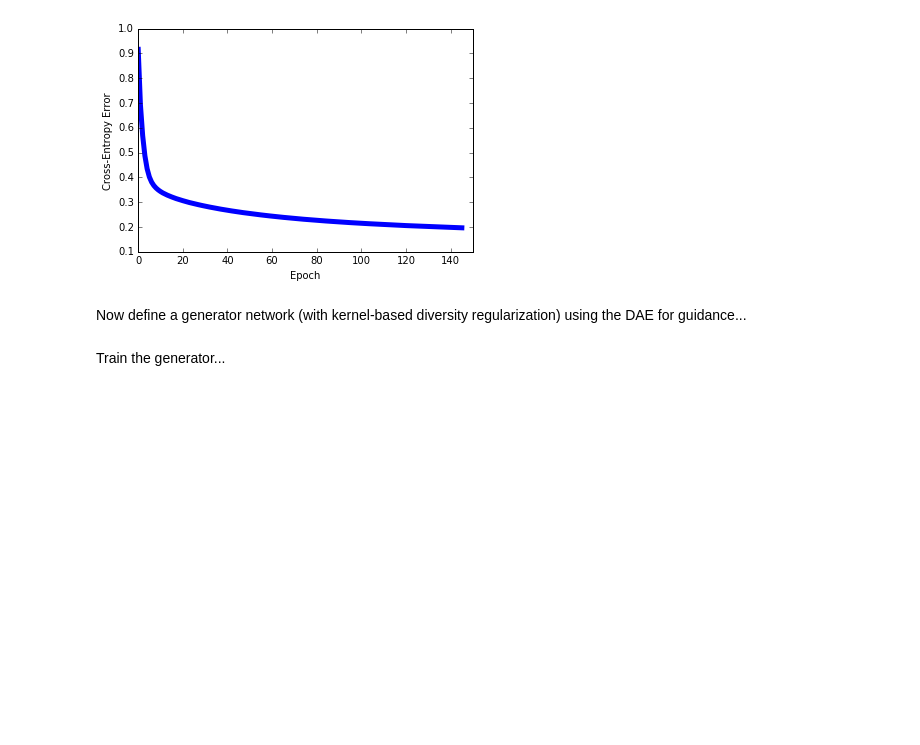
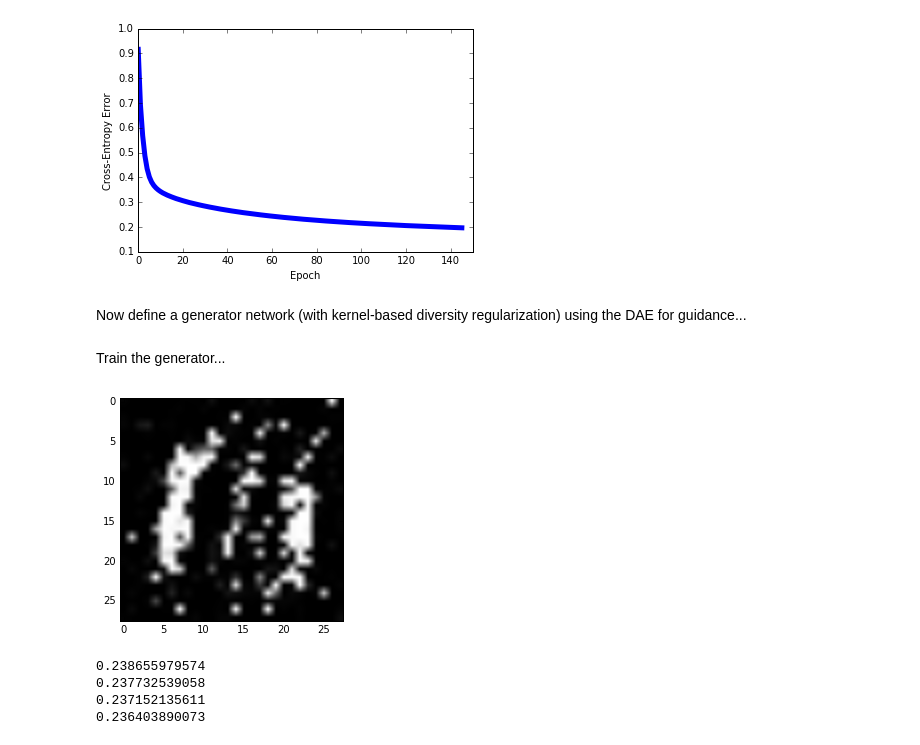
Before and after one commit to dongzhangfan/GAN, a Jupyter notebook: notebook_simulations/GAN Sandbox.ipynb, the cells around one changed output. Cells and saved outputs as stored; diff of their text form; code cells hidden in the pictures; blank space fills up the shorter version.

Commit message:
works but samples aren't good

```diff
--- a/notebook_simulations/GAN Sandbox.ipynb
+++ b/notebook_simulations/GAN Sandbox.ipynb
@@ -414,7 +414,7 @@ with tf.Session() as session:
 Now define a generator network (with kernel-based diversity regularization) using the DAE for guidance...
 # %%
 hidden_size = 500
-learning_rate = .00000000001
+learning_rate = .01
 latent_size = 100
 
 # make dae parameters constant
@@ -442,30 +442,41 @@ Train the generator...
 # %%
 # Set training params
 n_epochs = 150
+n_batches = N/batch_size
+
+mnist_generator_weights = None
+mnist_generator_biases = None
 
 with tf.Session() as session:
     tf.initialize_all_variables().run()
     for epoch_idx in xrange(n_epochs):
         epoch_loss = 0.
 
         # sample from prior
         prior_samples = np.random.normal(size=(N, latent_size))
         aux_samples = np.random.normal(size=(N, latent_size))
 
         for batch_idx in xrange(n_batches):
             # perform update
-            _, l, g, d = session.run([train_generator, generator_cost, generator_out_squashed, discrim_out_genUpdate ], feed_dict={Z: prior_samples[batch_idx*batch_size:(batch_idx+1)*batch_size],
+            _, l = session.run([train_generator, generator_cost], feed_dict={Z: prior_samples[batch_idx*batch_size:(batch_idx+1)*batch_size],
                                                                              Z_reg: aux_samples[batch_idx*batch_size:(batch_idx+1)*batch_size]})
             epoch_loss += l
-            print g
-            print
-            print d
 
         print epoch_loss / n_batches
 
         # visualize a sample to gauge progress
-        if epoch_idx==-1: #%5 == 0:
+        if epoch_idx%5 == 0:
             mnist_sample = session.run(generator_out_squashed, feed_dict={Z:np.random.normal(size=(1, latent_size))})
             display.clear_output(wait=True)
             plt.imshow(np.reshape(mnist_sample * 255., (28, 28)), cmap='Greys_r')
             plt.show()
+
+    # save the generator params
+    mnist_generator_weights = [session.run(w) for w in generator_params['w']]
+    mnist_generator_biases = [session.run(b) for b in generator_params['b']]
+# %% [output]
+[figure, added]
+0.238655979574
+0.237732539058
+0.237152135611
+0.236403890073
```
